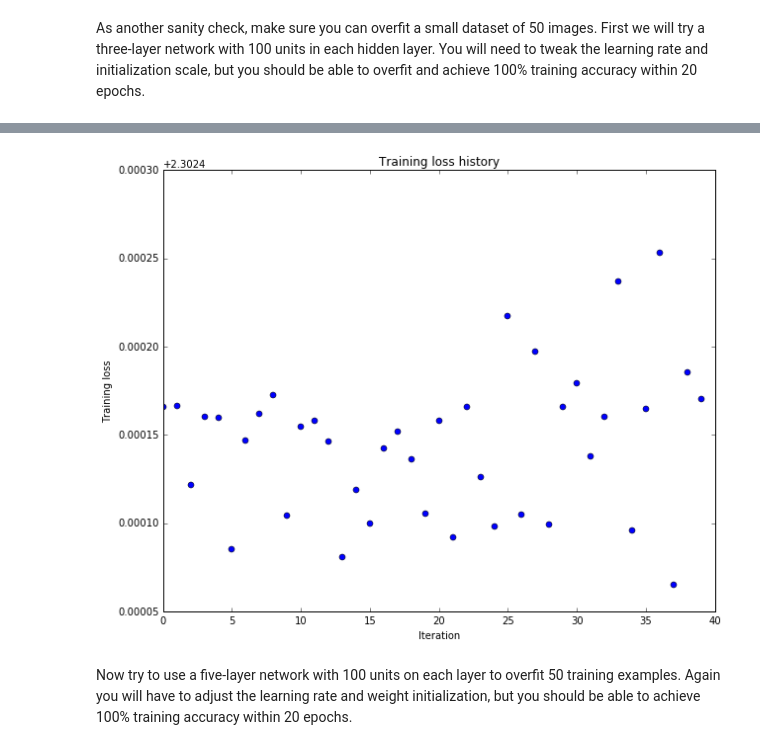
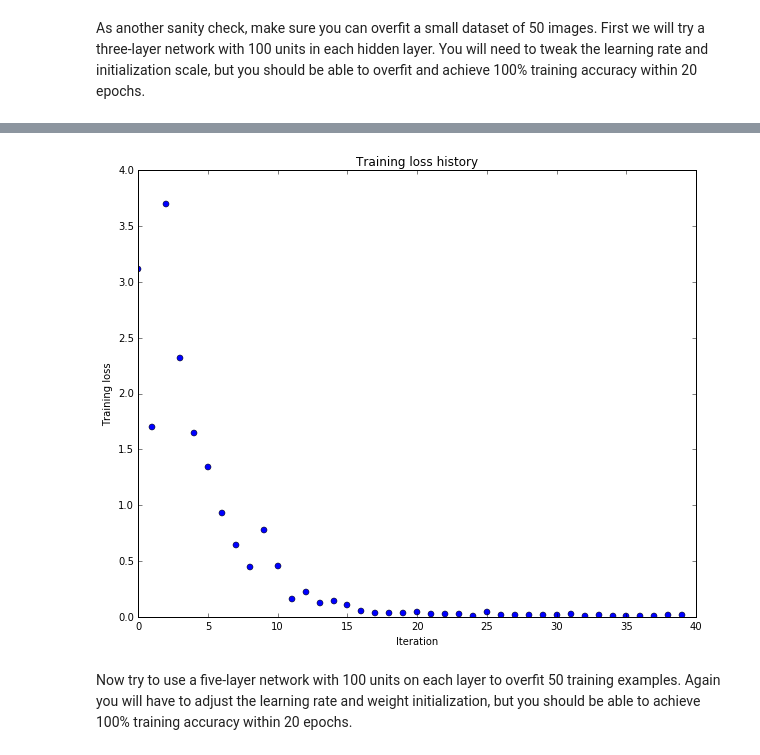
Before and after one commit to ases200q2/assignment2, a Jupyter notebook: FullyConnectedNets.ipynb, the cells around one changed output, grey strips where cells are left out. Cells and saved outputs as stored; diff of their text form; code cells hidden in the pictures.

```diff
--- a/FullyConnectedNets.ipynb
+++ b/FullyConnectedNets.ipynb
@@ -424,8 +428,8 @@ small_data = {
   'y_val': data['y_val'],
 }
 
-weight_scale = 1e-3
-learning_rate = 1e-5
+weight_scale = 2e-2
+learning_rate = 1e-2
 model = FullyConnectedNet([100, 100],
               weight_scale=weight_scale, dtype=np.float64)
 solver = Solver(model, small_data,
@@ -463,4 +467,4 @@ plt.show()
-[figure, old version]
+[figure, new version]
 # %% [markdown]
 Now try to use a five-layer network with 100 units on each layer to overfit 50 training examples. Again you will have to adjust the learning rate and weight initialization, but you should be able to achieve 100% training accuracy within 20 epochs.
 # %%
```
Also changed, not shown: parts of 12 cells of this notebook, 2 other files.
